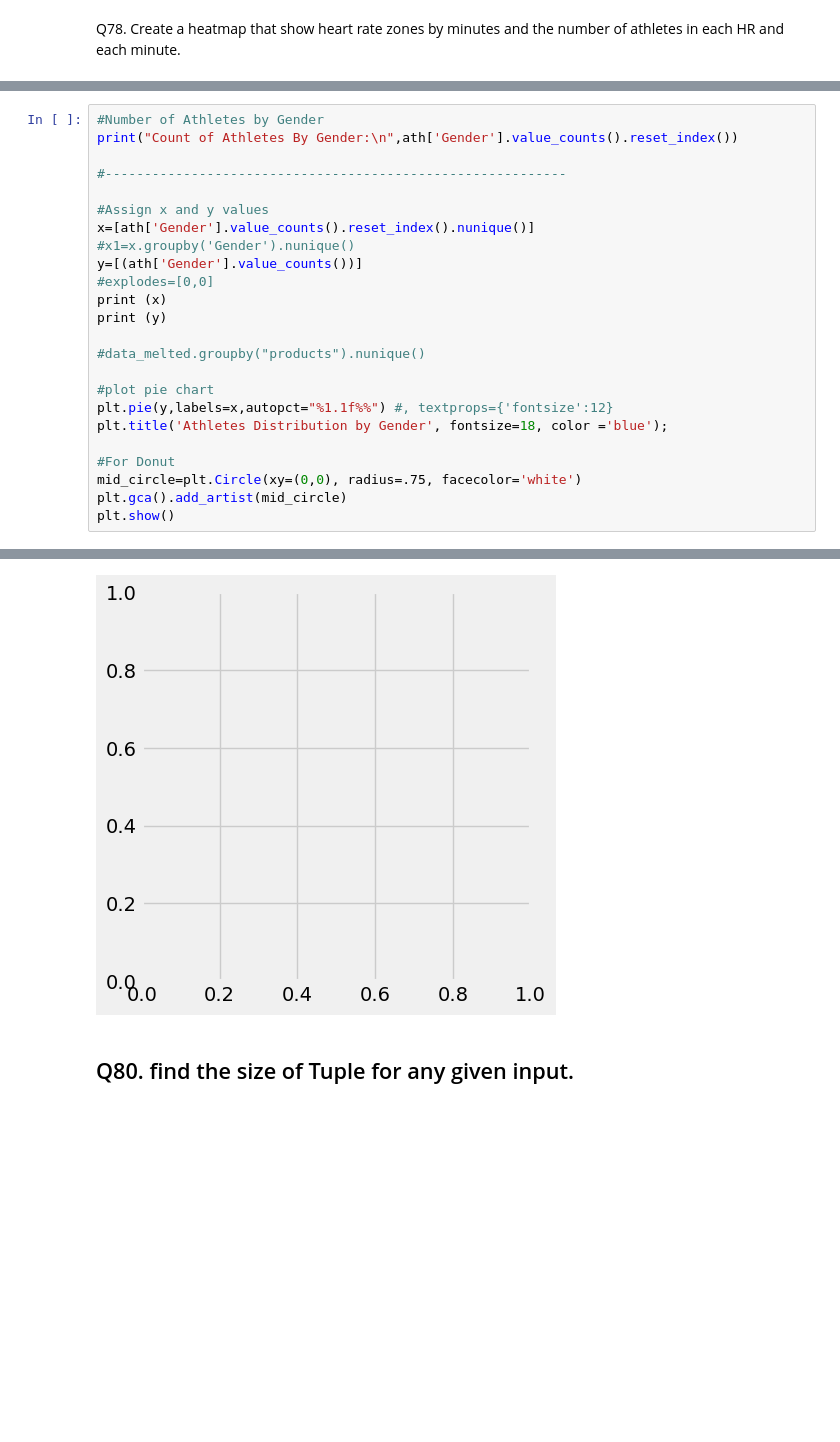
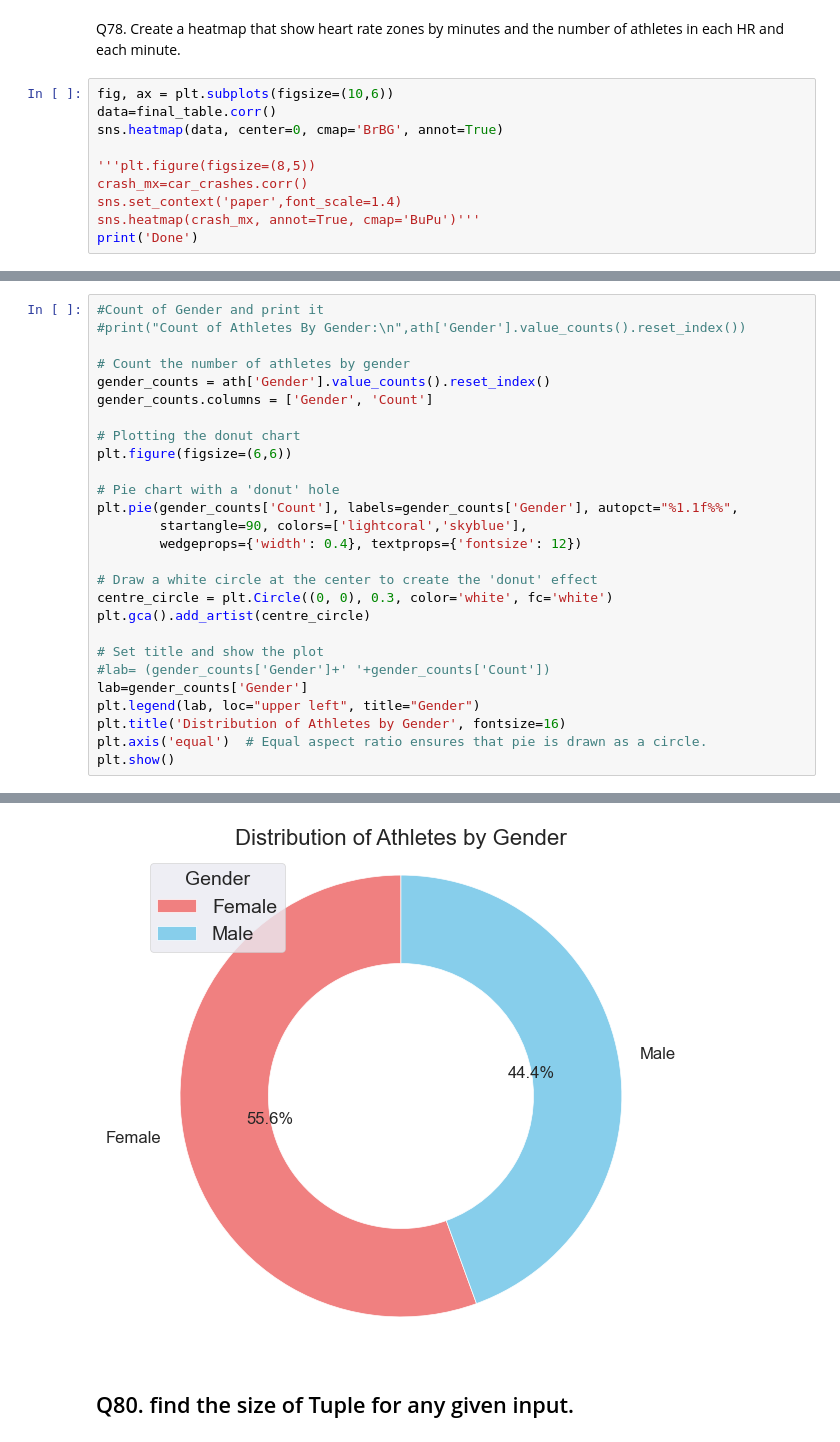
Before and after one commit to Swathikoneti/Team09_HackathonQueens_PythonHackathon_Aug24, a Jupyter notebook: Team09_Jyoti.ipynb, the cells around one changed output, grey strips where cells are left out. Saved outputs shown, nothing was run; the diff lists cells and outputs as text; blank space fills up the shorter version.

```diff
--- a/Team09_Jyoti.ipynb
+++ b/Team09_Jyoti.ipynb
@@ -169,2 +289,12 @@ Q77. Display a violin chart to show distribution of VO2Max against age.
 # %% [markdown]
 Q78. Create a heatmap that show heart rate zones by minutes and the number of athletes in each HR and each minute.
+# %%
+fig, ax = plt.subplots(figsize=(10,6))
+data=final_table.corr()
+sns.heatmap(data, center=0, cmap='BrBG', annot=True)
+
+'''plt.figure(figsize=(8,5))
+crash_mx=car_crashes.corr()
+sns.set_context('paper',font_scale=1.4)
+sns.heatmap(crash_mx, annot=True, cmap='BuPu')'''
+print('Done')
@@ -173,25 +306,28 @@ Q79. Plot the Donut chart athlete distrubution by Gender
 # %%
-#Number of Athletes by Gender
-print("Count of Athletes By Gender:\n",ath['Gender'].value_counts().reset_index())
+#Count of Gender and print it
+#print("Count of Athletes By Gender:\n",ath['Gender'].value_counts().reset_index())
 
-#-----------------------------------------------------------
+# Count the number of athletes by gender
+gender_counts = ath['Gender'].value_counts().reset_index()
+gender_counts.columns = ['Gender', 'Count']
 
-#Assign x and y values
-x=[ath['Gender'].value_counts().reset_index().nunique()]
-#x1=x.groupby('Gender').nunique()
-y=[(ath['Gender'].value_counts())]
-#explodes=[0,0]
-print (x)
-print (y)
+# Plotting the donut chart
+plt.figure(figsize=(6,6))
 
-#data_melted.groupby("products").nunique()
+# Pie chart with a 'donut' hole
+plt.pie(gender_counts['Count'], labels=gender_counts['Gender'], autopct="%1.1f%%",
+        startangle=90, colors=['lightcoral','skyblue'],
+        wedgeprops={'width': 0.4}, textprops={'fontsize': 12})
 
-#plot pie chart
-plt.pie(y,labels=x,autopct="%1.1f%%") #, textprops={'fontsize':12}
-plt.title('Athletes Distribution by Gender', fontsize=18, color ='blue');
+# Draw a white circle at the center to create the 'donut' effect
+centre_circle = plt.Circle((0, 0), 0.3, color='white', fc='white')
+plt.gca().add_artist(centre_circle)
 
-#For Donut
-mid_circle=plt.Circle(xy=(0,0), radius=.75, facecolor='white')
-plt.gca().add_artist(mid_circle)
+# Set title and show the plot
+#lab= (gender_counts['Gender']+' '+gender_counts['Count'])
+lab=gender_counts['Gender']
+plt.legend(lab, loc="upper left", title="Gender")
+plt.title('Distribution of Athletes by Gender', fontsize=16)
+plt.axis('equal')  # Equal aspect ratio ensures that pie is drawn as a circle.
 plt.show()
 # %% [output]
@@ -210,4 +334,4 @@ ValueError: x must be 1D
-[figure, old version]
+[figure, new version]
 # %% [markdown]
 ## Q80. find the size of Tuple for any given input.
 # %%
```
Also changed, not shown: parts of 12 cells of this notebook.
